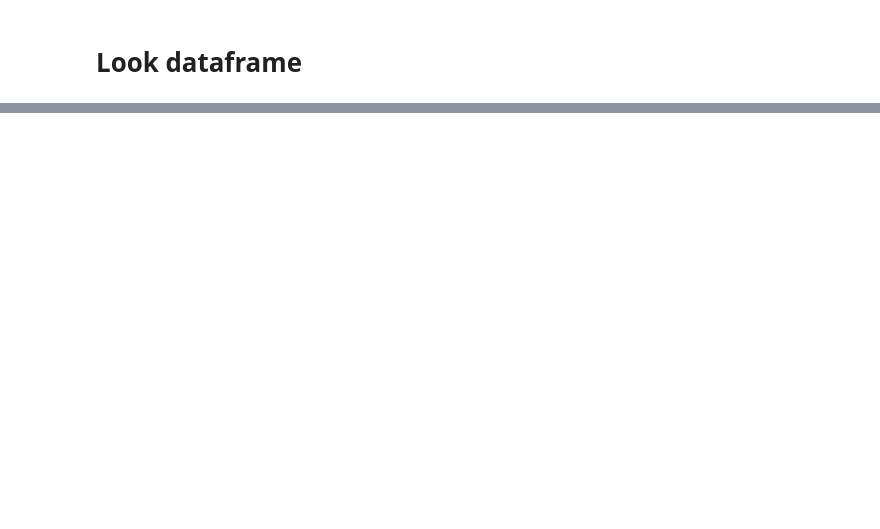
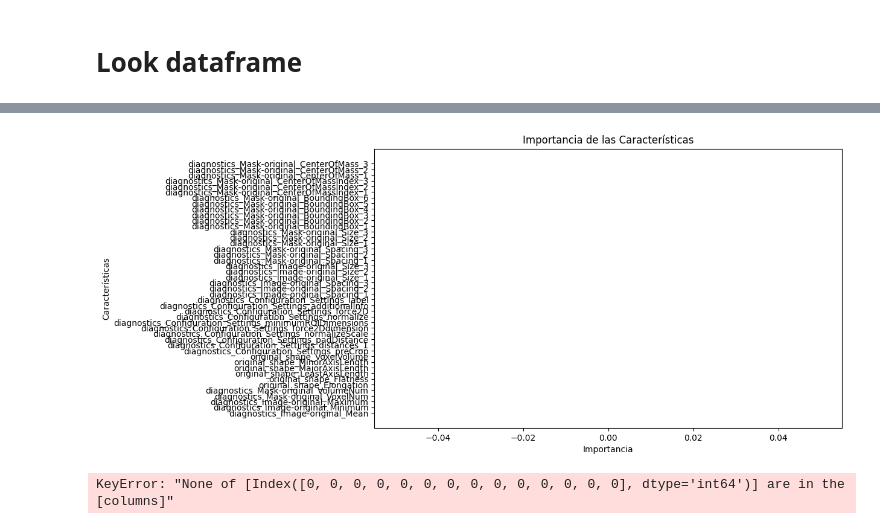
Before and after one commit to gtbmegias/vera, a Jupyter notebook: codigo.ipynb, the cells around one changed output, grey strips where cells are left out. Cells and saved outputs as stored; diff of their text form; code cells hidden in the pictures; blank space fills up the shorter version.

```diff
--- a/codigo.ipynb
+++ b/codigo.ipynb
@@ -397,0 +513,8 @@ df_numeric.head()
+# %%
+plot_feature_importance(X, y, features_names)
+# %% [output]
+[figure, added]
+# %%
+target_correlation_analysis(X, y)
+# %% [output]
+KeyError: "None of [Index([0, 0, 0, 0, 0, 0, 0, 0, 0, 0, 0, 0, 0, 0], dtype='int64')] are in the [columns]"
```
Also changed, not shown: parts of 25 cells of this notebook, 5 other files.
